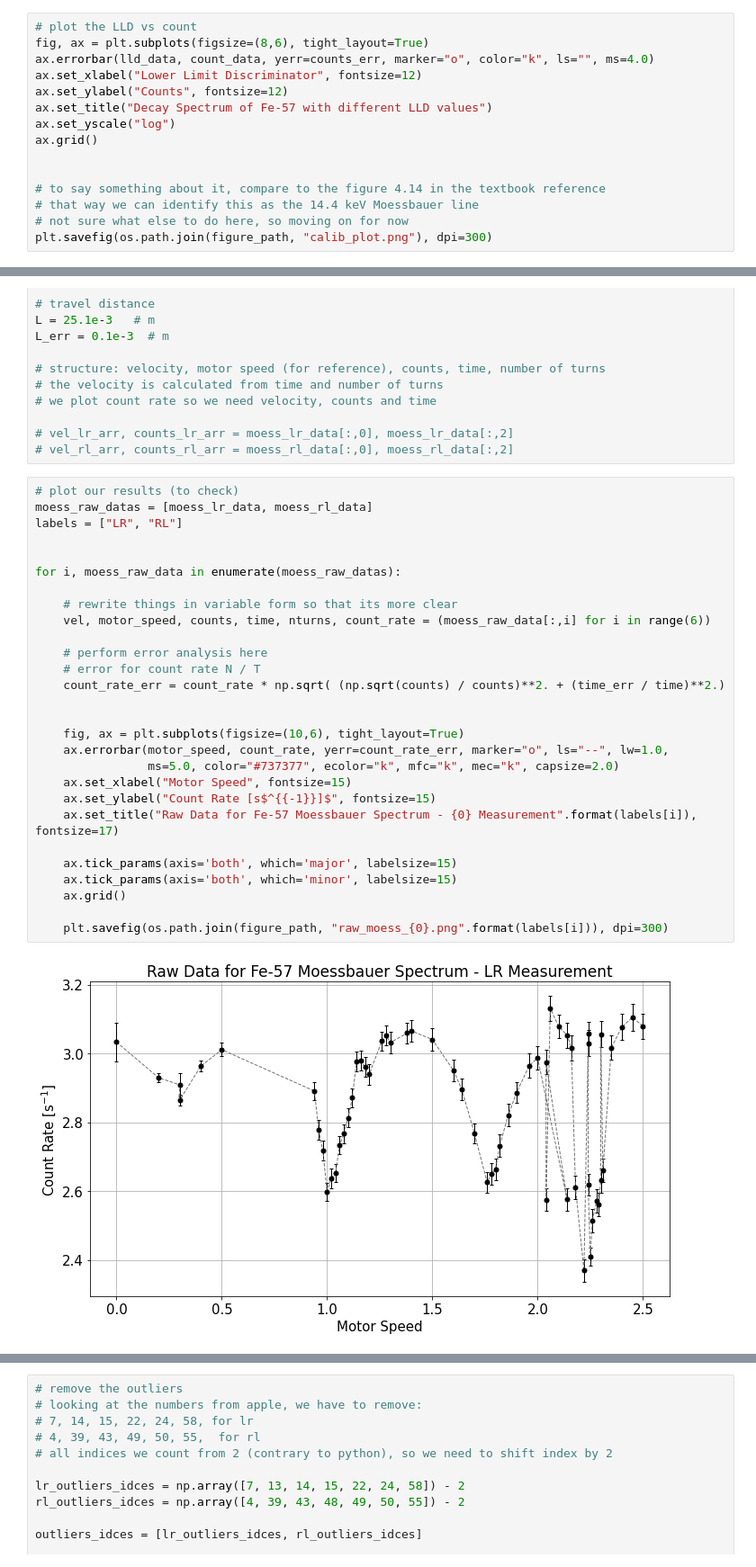
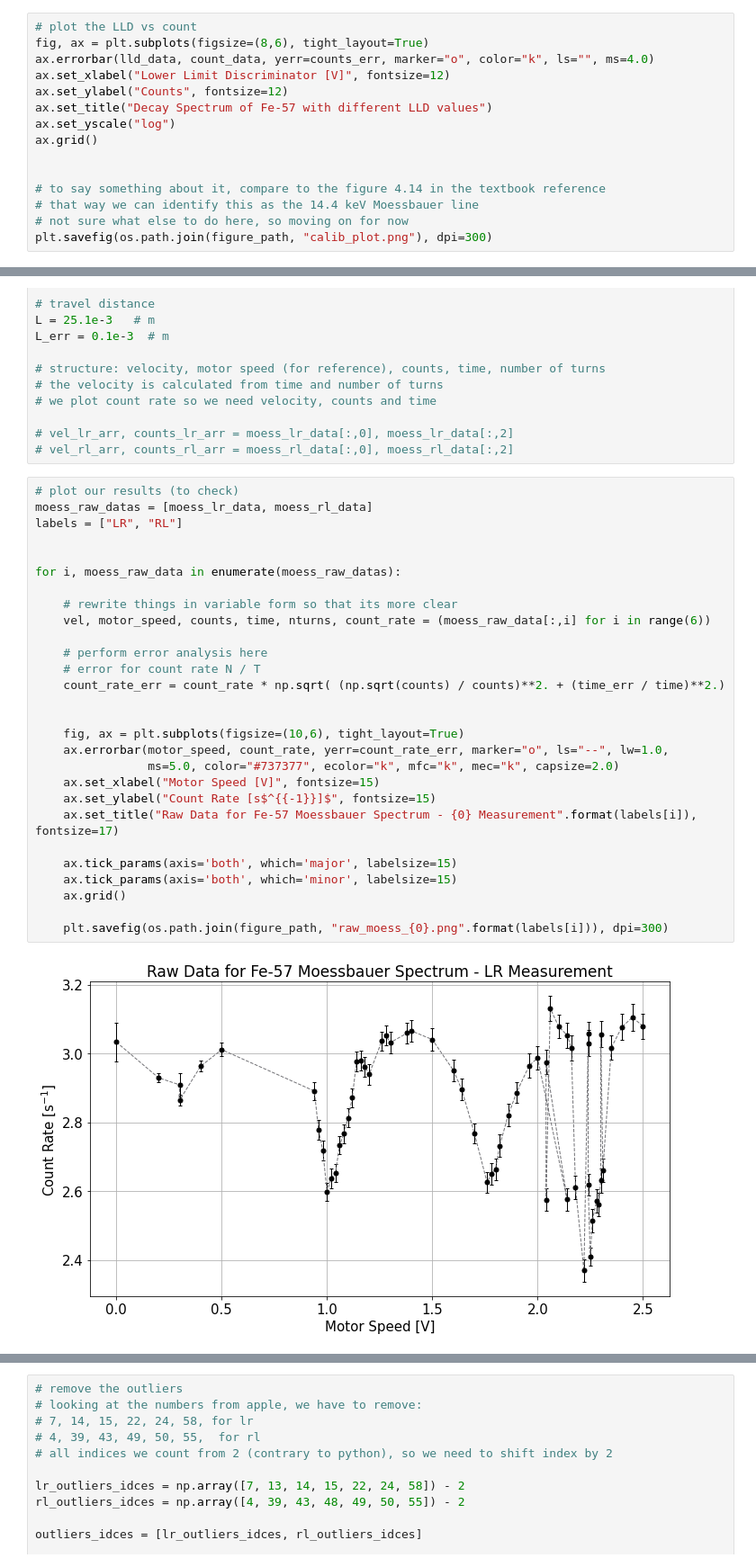
Before and after one commit to tesla1900/advanced-lab-course, a Jupyter notebook: moessbauer/moess_analysis.ipynb, the cells around one changed output, grey strips where cells are left out. Shown: that part at 90% size. Saved outputs shown, nothing was run; the diff lists cells and outputs as text.

```diff
--- a/moessbauer/moess_analysis.ipynb
+++ b/moessbauer/moess_analysis.ipynb
@@ -32,7 +32,7 @@ counts_err = np.sqrt(count_data)
 # plot the LLD vs count
 fig, ax = plt.subplots(figsize=(8,6), tight_layout=True)
 ax.errorbar(lld_data, count_data, yerr=counts_err, marker="o", color="k", ls="", ms=4.0)
-ax.set_xlabel("Lower Limit Discriminator", fontsize=12)
+ax.set_xlabel("Lower Limit Discriminator [V]", fontsize=12)
 ax.set_ylabel("Counts", fontsize=12)
 ax.set_title("Decay Spectrum of Fe-57 with different LLD values")
 ax.set_yscale("log")
@@ -73,30 +73,30 @@ L_err = 0.1e-3  # m
 # %%
 # plot our results (to check)
 moess_raw_datas = [moess_lr_data, moess_rl_data]
 labels = ["LR", "RL"]
 
 
 for i, moess_raw_data in enumerate(moess_raw_datas):
 
     # rewrite things in variable form so that its more clear
     vel, motor_speed, counts, time, nturns, count_rate = (moess_raw_data[:,i] for i in range(6))
 
     # perform error analysis here
     # error for count rate N / T
     count_rate_err = count_rate * np.sqrt( (np.sqrt(counts) / counts)**2. + (time_err / time)**2.)
 
 
     fig, ax = plt.subplots(figsize=(10,6), tight_layout=True)
     ax.errorbar(motor_speed, count_rate, yerr=count_rate_err, marker="o", ls="--", lw=1.0,
                 ms=5.0, color="#737377", ecolor="k", mfc="k", mec="k", capsize=2.0)
-    ax.set_xlabel("Motor Speed", fontsize=15)
+    ax.set_xlabel("Motor Speed [V]", fontsize=15)
     ax.set_ylabel("Count Rate [s$^{{-1}}]$", fontsize=15)
     ax.set_title("Raw Data for Fe-57 Moessbauer Spectrum - {0} Measurement".format(labels[i]), fontsize=17)
 
     ax.tick_params(axis='both', which='major', labelsize=15)
     ax.tick_params(axis='both', which='minor', labelsize=15)
     ax.grid()
 
     plt.savefig(os.path.join(figure_path, "raw_moess_{0}.png".format(labels[i])), dpi=300)
 # %% [output]
-[figure, old version]
+[figure, new version]
```
Also changed, not shown: parts of 2 cells of this notebook.
